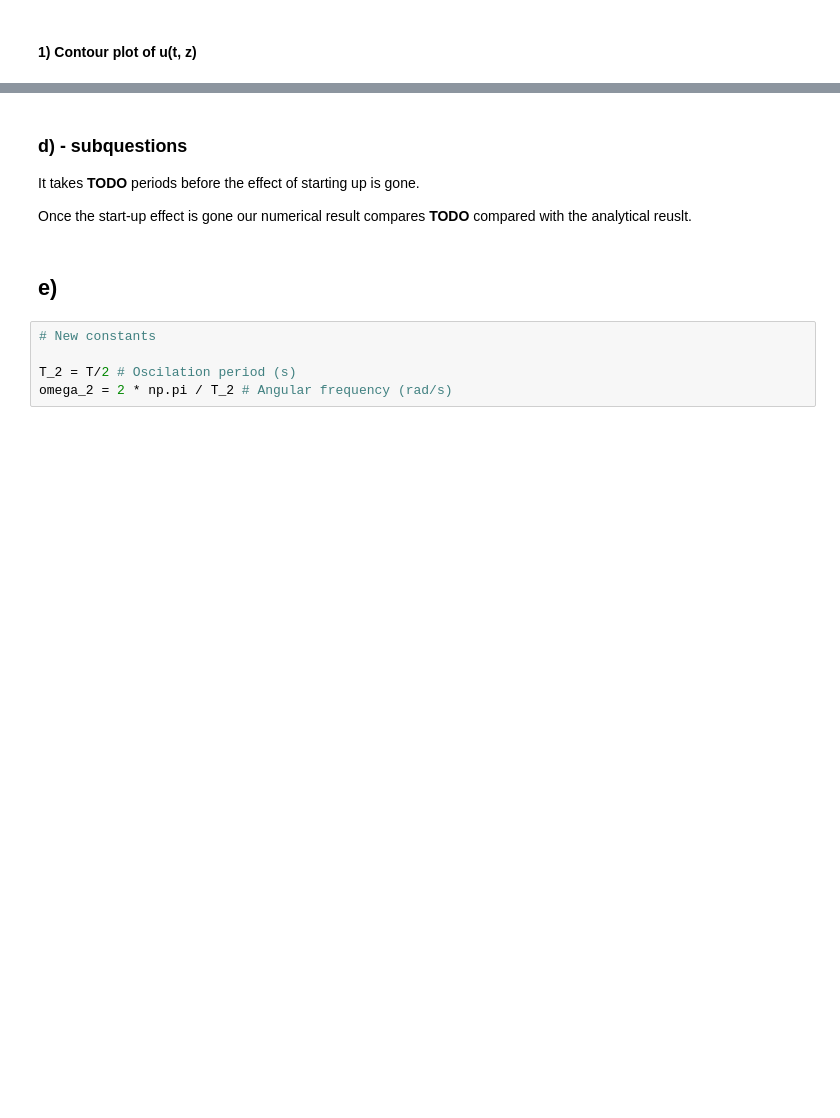
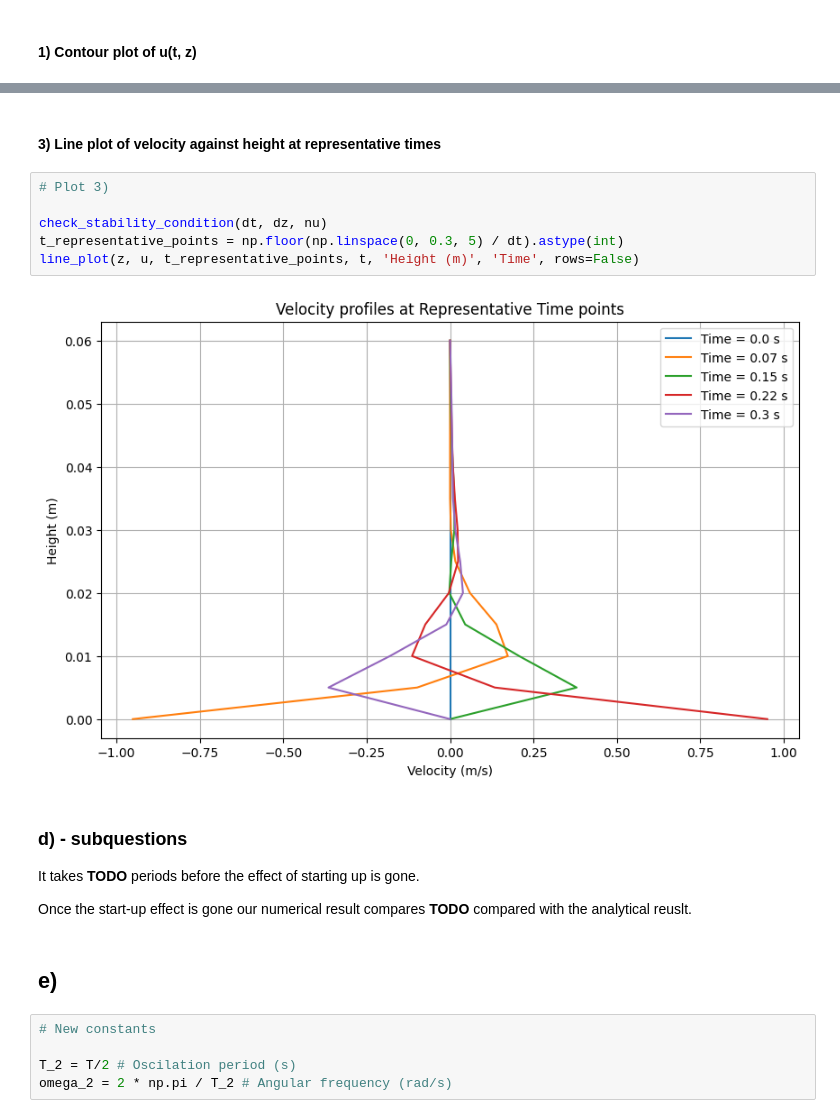
Before and after one commit to HiperLoop/Fluid-dynamics, a Jupyter notebook: Project 2/src/Project2_Group8_computationalpart.ipynb, the cells around one changed output, grey strips where cells are left out. Cells and saved outputs as stored; diff of their text form; blank space fills up the shorter version.

```diff
--- a/Project 2/src/Project2_Group8_computationalpart.ipynb
+++ b/Project 2/src/Project2_Group8_computationalpart.ipynb
@@ -107,3 +141,13 @@ contour_plot(z, t, u)
+# %% [markdown]
+#### 3) Line plot of velocity against height at representative times
+# %%
+# Plot 3)
+
+check_stability_condition(dt, dz, nu)
+t_representative_points = np.floor(np.linspace(0, 0.3, 5) / dt).astype(int)
+line_plot(z, u, t_representative_points, t, 'Height (m)', 'Time', rows=False)
+# %% [output]
+[figure, added]
 # %% [markdown]
 ### d) - subquestions
 
```
Also changed, not shown: parts of 6 cells of this notebook.
